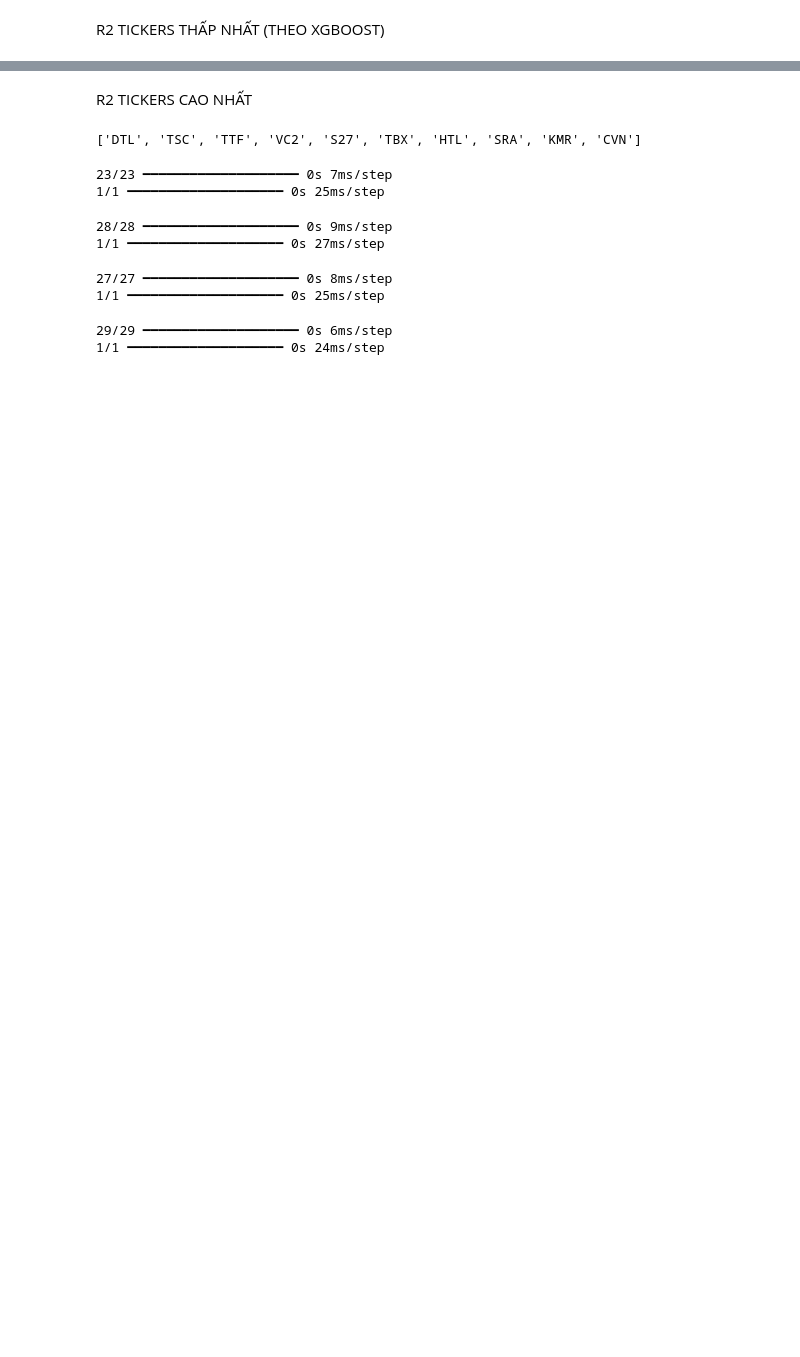
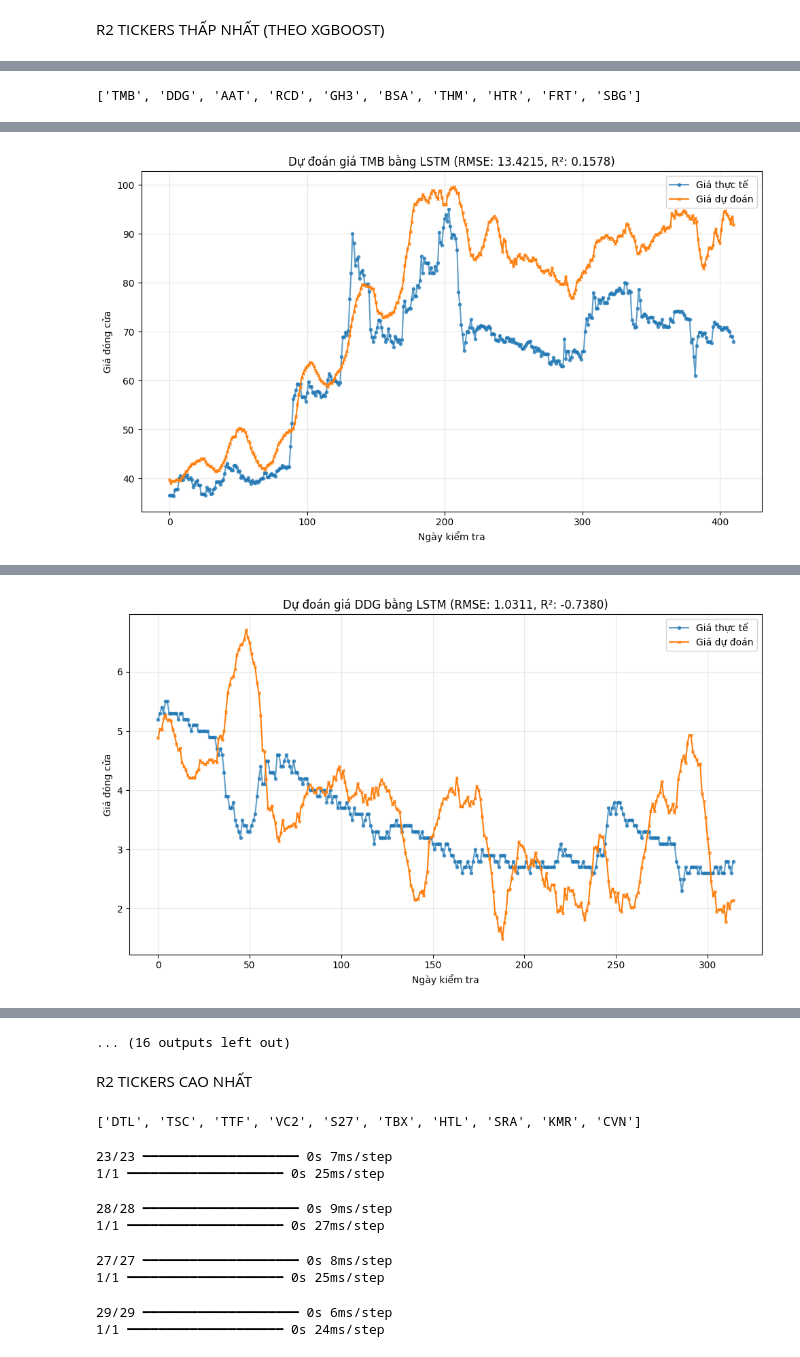
Before and after one commit to tvan16/StockVNQA, a Jupyter notebook: train/train_LSTM.ipynb, the cells around one changed output, grey strips where cells are left out. Saved outputs shown, nothing was run; the diff lists cells and outputs as text; code cells hidden in the pictures; blank space fills up the shorter version.

```diff
--- a/train/train_LSTM.ipynb
+++ b/train/train_LSTM.ipynb
@@ -205,8 +205,8 @@ def train(ticker):
             plt.tight_layout()
 
             import os
-            os.makedirs("E:/Project/StockVNQA_Lâm/train/charts", exist_ok=True)
-            plt.savefig(f"E:/Project/StockVNQA_Lâm/train/charts/{ticker}_prediction.png")
+            # os.makedirs("E:/Project/StockVNQA_Lâm/train/charts", exist_ok=True)
+            # plt.savefig(f"E:/Project/StockVNQA_Lâm/train/charts/{ticker}_prediction.png")
             plt.show()
             plt.close()
         except Exception as chart_error:
@@ -310,0 +623,25 @@ RMSE trung bình: 1.6311
+# %%
+results = []
+
+bottom_r2_tickers = load_tickers_from_file("bottom_r2_tickers.txt")
+print(bottom_r2_tickers)
+for ticker in bottom_r2_tickers:
+    result = train_LSTM_enhanced(ticker)
+    if result:
+        results.append(result)
+
+
+# Tạo DataFrame từ kết quả
+result_df = pd.DataFrame(results)
+
+# Hiển thị kết quả tổng hợp
+print("\n=== KẾT QUẢ TỔNG HỢP ===")
+print(f"Tổng số mã xử lý thành công: {len(result_df)}")
+print(f"R² trung bình: {result_df['r2'].mean():.4f}")
+print(f"RMSE trung bình: {result_df['rmse'].mean():.4f}")
+print(f"Độ chính xác dự đoán hướng trung bình: {result_df['direction_accuracy'].mean():.4f}")
+print(result_df[['ticker', 'rmse', 'r2', 'direction_accuracy', 'total_days', 'train_days', 'test_days']])
+print(result_df["total_days"].sum())
+print(result_df["train_days"].sum())
+print(result_df["test_days"].sum())
+# %% [output]
@@ -310,0 +651 @@ RMSE trung bình: 1.6311
+['TMB', 'DDG', 'AAT', 'RCD', 'GH3', 'BSA', 'THM', 'HTR', 'FRT', 'SBG']
@@ -310,0 +662 @@ RMSE trung bình: 1.6311
+[figure, added]
@@ -310,0 +675 @@ RMSE trung bình: 1.6311
+[figure, added]
@@ -311,3 +708,4 @@ RMSE trung bình: 1.6311
+... (16 outputs left out)
 # %% [markdown]
 R2 TICKERS CAO NHẤT
 # %%
```
Also changed, not shown: parts of 5 cells of this notebook, 3 other files.
